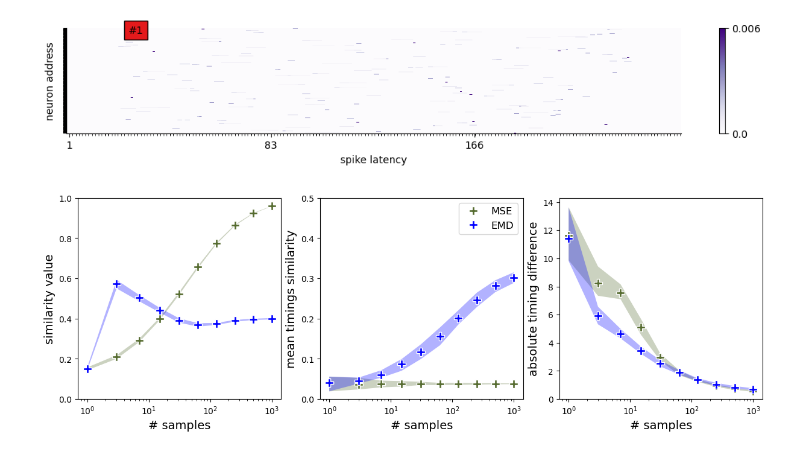
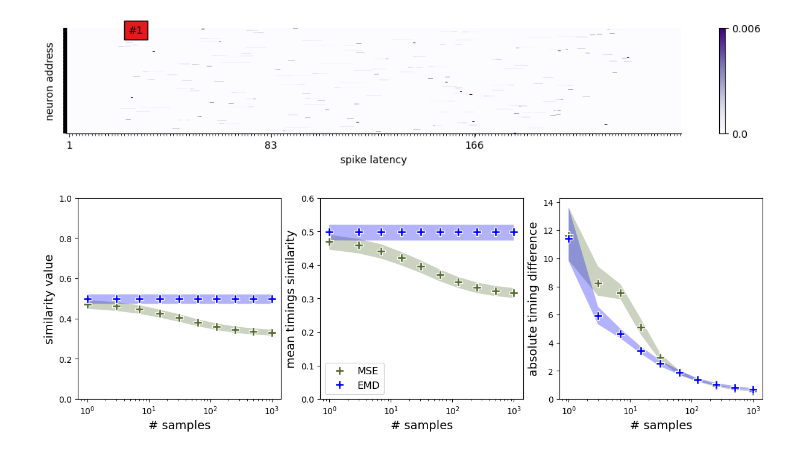
Before and after one commit to AntoineGrimaldi/wassa, a Jupyter notebook: results_paper/figure_2_num_samples.ipynb, the cells around one changed output. Cells and saved outputs as stored; diff of their text form; code cells hidden in the pictures.

```diff
--- a/results_paper/figure_2_num_samples.ipynb
+++ b/results_paper/figure_2_num_samples.ipynb
@@ -101,31 +101,31 @@ kfold = 1
 do_seqnmf = False
 results, _ = performance_as_a_function_of_dataset_parameters(file_name, dataset_parameters, training_parameters_emd, training_parameters_mse, dataset_variables, training_metrics, synthetic_metrics, n_iter = n_iter, kfold=kfold, do_seqnmf = do_seqnmf, device=device)
 # %%
-name_metrics = ['kernels similarity', 'mean timings similarity', 'mean time diff']
+name_metrics = ['emd mean timings', 'emd', 'mean time diff']
 name_methods = ['MSE','EMD']
 colors = ['darkolivegreen','blue','purple','orangered']
 xlabel = '# samples'
 quantile = True
 
 fig, ax = plt.subplots(1,3, figsize=(12,4),constrained_layout = True)
 for i in range(len(name_metrics)):
     for m in range(len(name_methods)):
         ymin, ymax = 0, 1
         xmin, xmax = 0, 1000
         do_legend, log_x, log_y = False, True, False
         if i==0:
             ylabel = 'similarity value'
         elif i==2:
             ylabel = 'absolute timing difference'
             ymax = None
         else:
-            ymax = .5
+            ymax = .6
             ylabel = 'mean timings similarity'
             log_y = False
             do_legend = True
         ax[i] = plot_results_std(ax[i],results[:,m],dataset_variables['N_samples'],training_metrics+synthetic_metrics,xlabel,name_metrics[i],name_methods[m],colors[m],ymax=ymax,ymin=ymin,ylabel=ylabel,do_legend=do_legend,log_x=log_x,log_y=log_y,quantile=quantile)
 # %% [output]
-[figure, old version]
+[figure, new version]
 # %%
 #fig.tight_layout()
 fig.savefig('../figures/results_samples.pdf', bbox_inches = 'tight')
```
Also changed, not shown: parts of 3 cells of this notebook, 16 other files.
